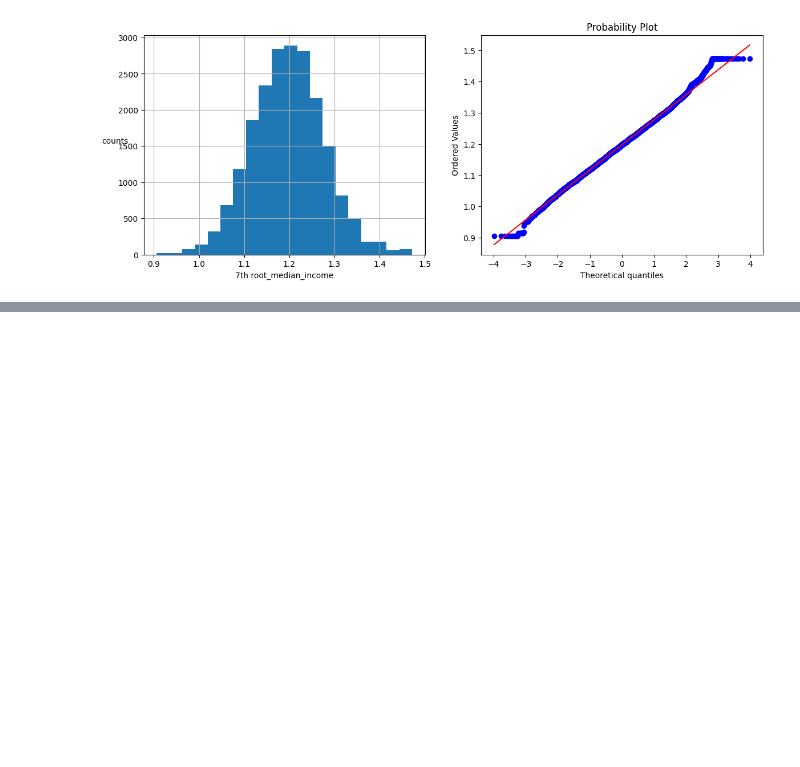
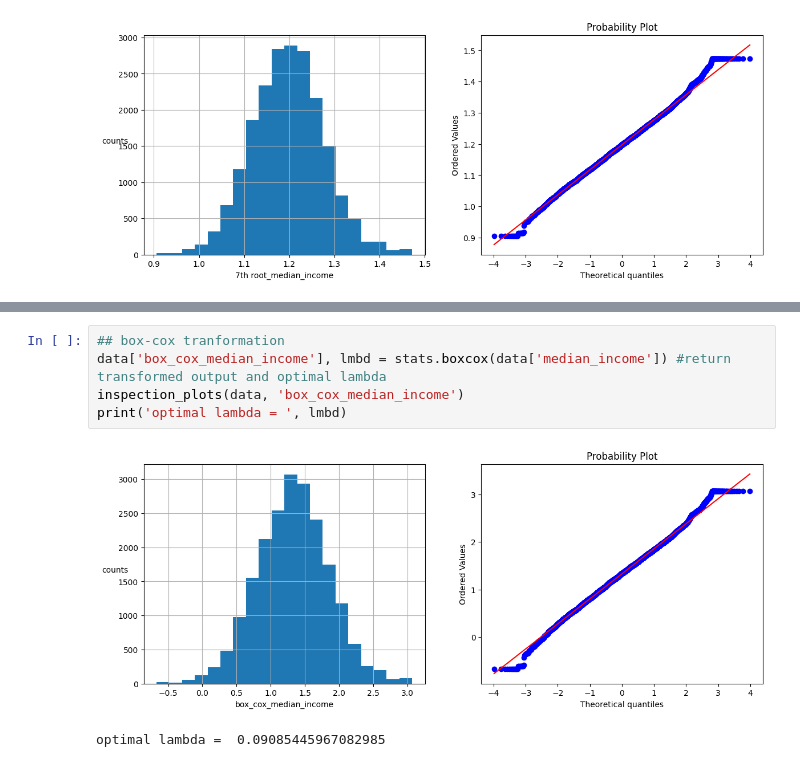
Before and after one commit to kar137/Machine-Learning-Portfolio, a Jupyter notebook: notebooks/Feature-Engineering/mathematical_transformation.ipynb, the cells around one changed output, grey strips where cells are left out. Saved outputs shown, nothing was run; the diff lists cells and outputs as text; blank space fills up the shorter version.

```diff
--- a/notebooks/Feature-Engineering/mathematical_transformation.ipynb
+++ b/notebooks/Feature-Engineering/mathematical_transformation.ipynb
@@ -145,0 +165,8 @@ for i in range(2,8):
+# %%
+## box-cox tranformation
+data['box_cox_median_income'], lmbd = stats.boxcox(data['median_income']) #return transformed output and optimal lambda
+inspection_plots(data, 'box_cox_median_income')
+print('optimal lambda = ', lmbd)
+# %% [output]
+[figure, added]
+optimal lambda =  0.09085445967082985
```
Also changed, not shown: parts of 4 cells of this notebook.
